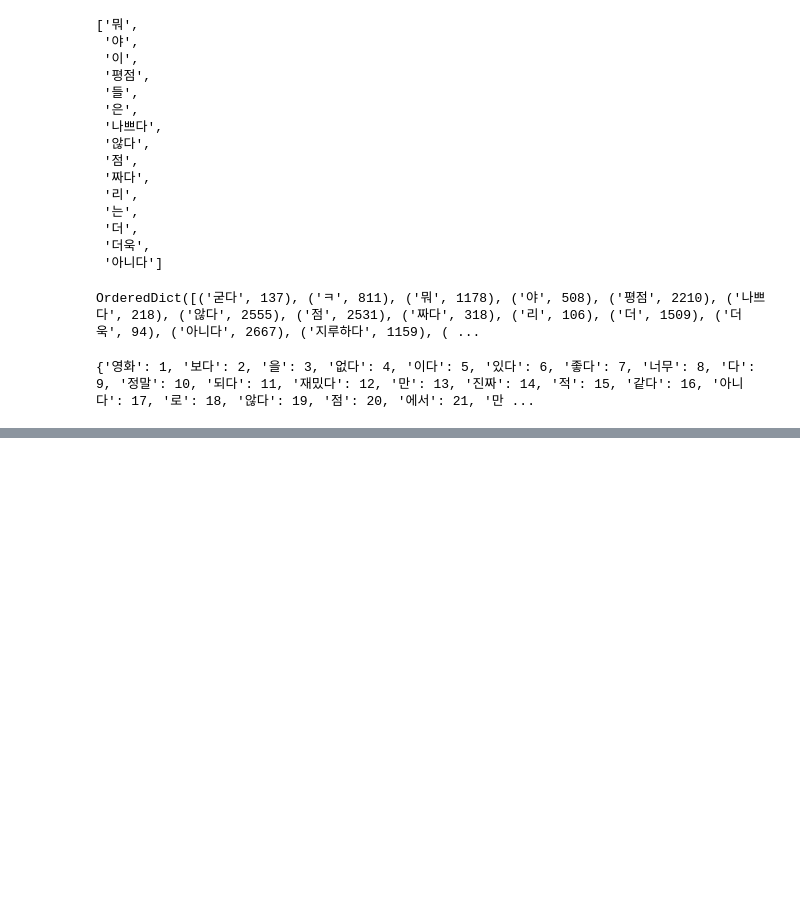
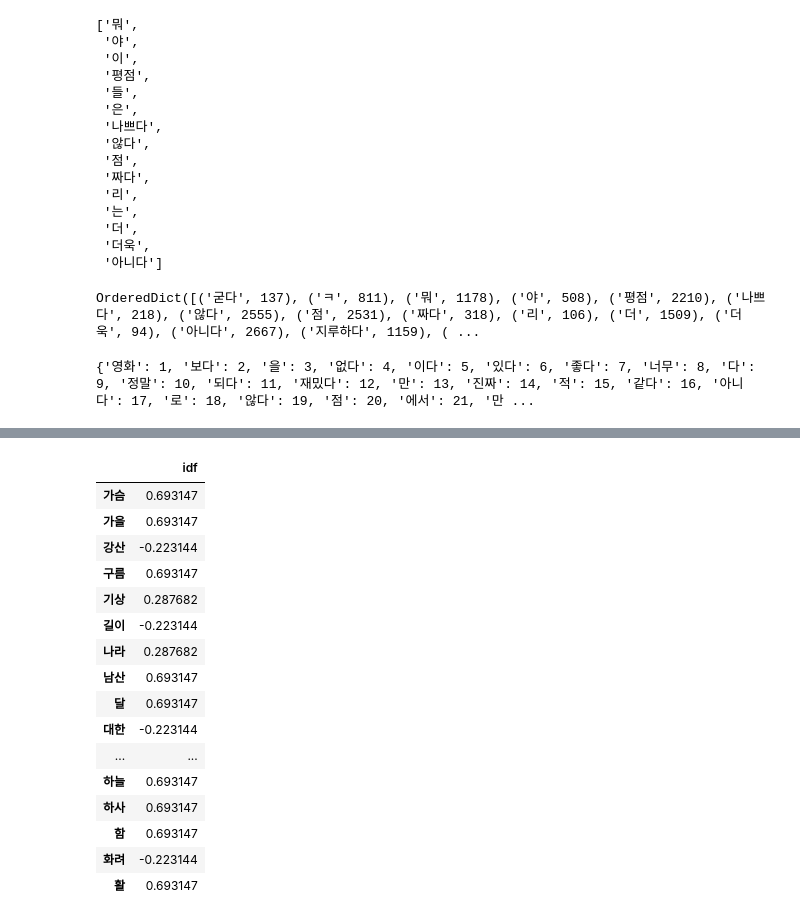
Before and after one commit to jang3463/machinelearning-deeplearning-lecture, a Jupyter notebook: 텍스트_분석을_위한_인코딩.ipynb, the cells around one changed output, grey strips where cells are left out. Saved outputs shown, nothing was run; the diff lists cells and outputs as text; code cells hidden in the pictures; blank space fills up the shorter version.

```diff
--- a/텍스트_분석을_위한_인코딩.ipynb
+++ b/텍스트_분석을_위한_인코딩.ipynb
@@ -364,0 +483,28 @@ print(tokenizer.word_index)
+# %%
+# idf 결과를 데이터 프레임으로 확인
+
+result = []
+for j in range(len(vocab)):
+  t = vocab[j]
+  result.append(inverse_document_frequency(t,docs))
+
+idf = pd.DataFrame(result, index = vocab, columns=['idf'])
+idf
+# %% [output]
+|  | idf |
+| 가슴 | 0.693147 |
+| 가을 | 0.693147 |
+| 강산 | -0.223144 |
+| 구름 | 0.693147 |
+| 기상 | 0.287682 |
+| 길이 | -0.223144 |
+| 나라 | 0.287682 |
+| 남산 | 0.693147 |
+| 달 | 0.693147 |
+| 대한 | -0.223144 |
+| ... | ... |
+| 하늘 | 0.693147 |
+| 하사 | 0.693147 |
+| 함 | 0.693147 |
+| 화려 | -0.223144 |
+| 활 | 0.693147 |
```
Also changed, not shown: parts of 14 cells of this notebook.
